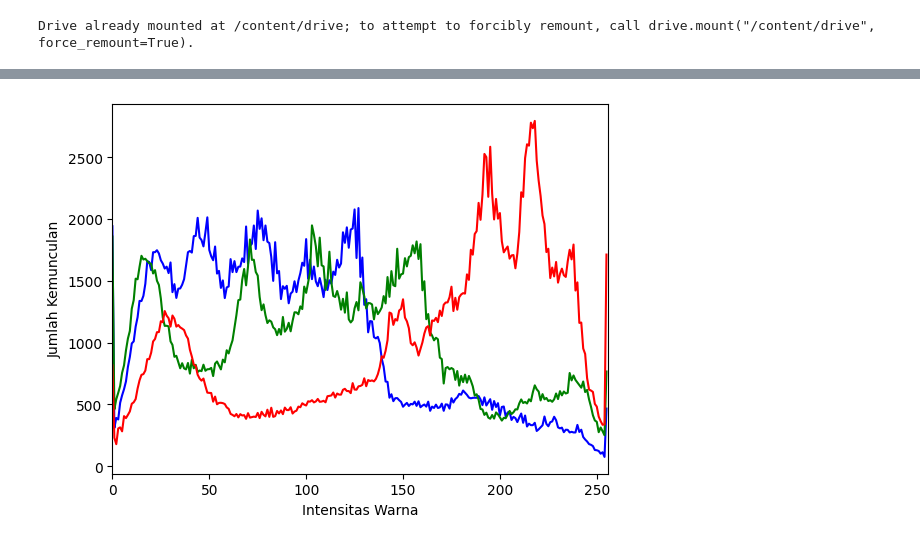
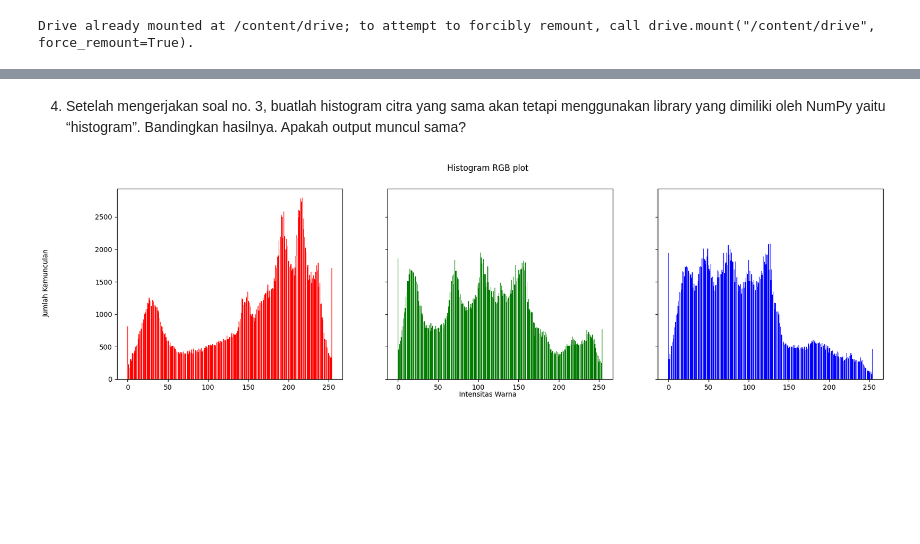
Before and after one commit to maulss/PCVK, a Jupyter notebook: minggu 6.ipynb, the cells around one changed output, grey strips where cells are left out. Drawn from its saved outputs; the diff is of its cells as text; code cells hidden in the pictures; blank space fills up the shorter version.

```diff
--- a/minggu 6.ipynb
+++ b/minggu 6.ipynb
@@ -51,21 +69,41 @@ axs[2].bar(names, blue, color='blue')
 [figure]
 [figure]
-# %%
-colors = ("b", "g", "r")
-channel_ids = (0,1,2)
-
-# membuat histogram plot
-
-plt.xlim([0,256])
-for channel_id, c in zip(channel_ids, colors):
-    histogram, bin_edges = np.histogram(
-        img_1[:,:, channel_id], bins=256, range=(0,256)
-    )
-    plt.plot(bin_edges[0:-1], histogram, color=c)
-
-plt.xlabel("Intensitas Warna")
-plt.ylabel("Jumlah Kemunculan")
-
-plt.show()
-# %% [output]
-[figure, removed]
+# %% [markdown]
+4. Setelah mengerjakan soal no. 3, buatlah histogram citra yang sama akan tetapi
+menggunakan library yang dimiliki oleh NumPy yaitu “histogram”. Bandingkan
+hasilnya. Apakah output muncul sama?
+# %%
+# Import library
+import numpy as np
+import matplotlib.pyplot as plt
+
+# Input citra
+img = cv.imread('/content/drive/MyDrive/PVCK/lena.jpg')
+img_rgb = cv.cvtColor(img,cv.COLOR_BGR2RGB)
+
+# Dapatkan tinggi, lebar, dan kedalaman citra
+height, width, depth = np.shape(img)
+
+# Buat array untuk menyimpan jumlah kemunculan setiap pixel warna
+blue_count, blue_bins = np.histogram(img_rgb[:, :, 0], bins=256)
+green_count, green_bins = np.histogram(img_rgb[:, :, 1], bins=256)
+red_count, red_bins = np.histogram(img_rgb[:, :, 2], bins=256)
+
+# Buat subplot untuk setiap komponen warna
+fig, axs = plt.subplots(1, 3, figsize=[20,5], sharex=True, sharey=True)
+# Atur judul subplot
+fig.suptitle('Histogram RGB plot')
+# Atur label sumbu y
+fig.text(0.05, 0.5, 'Jumlah Kemunculan', va='center', rotation='vertical')
+# Atur label sumbu x
+fig.text(0.5, 0.04, 'Intensitas Warna', ha='center')
+
+# Buat bar plot untuk setiap komponen warna
+axs[0].bar(blue_bins[:-1], blue_count, color='red')
+axs[1].bar(green_bins[:-1], green_count, color='green')
+axs[2].bar(red_bins[:-1], red_count, color='blue')
+
+# Tampilkan plot
+plt.show()
+# %% [output]
+[figure, added]
```
Also changed, not shown: parts of 15 cells of this notebook.
